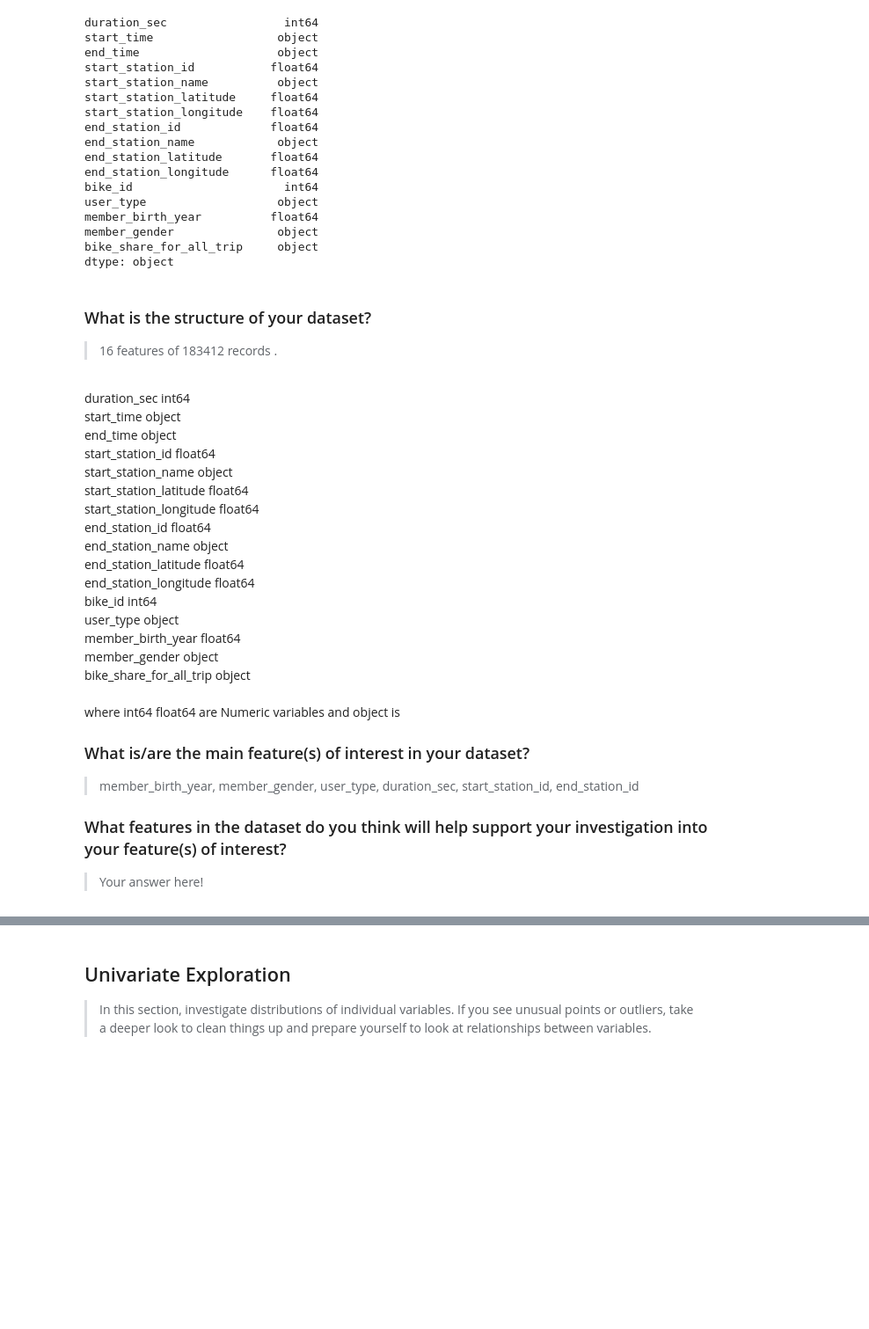
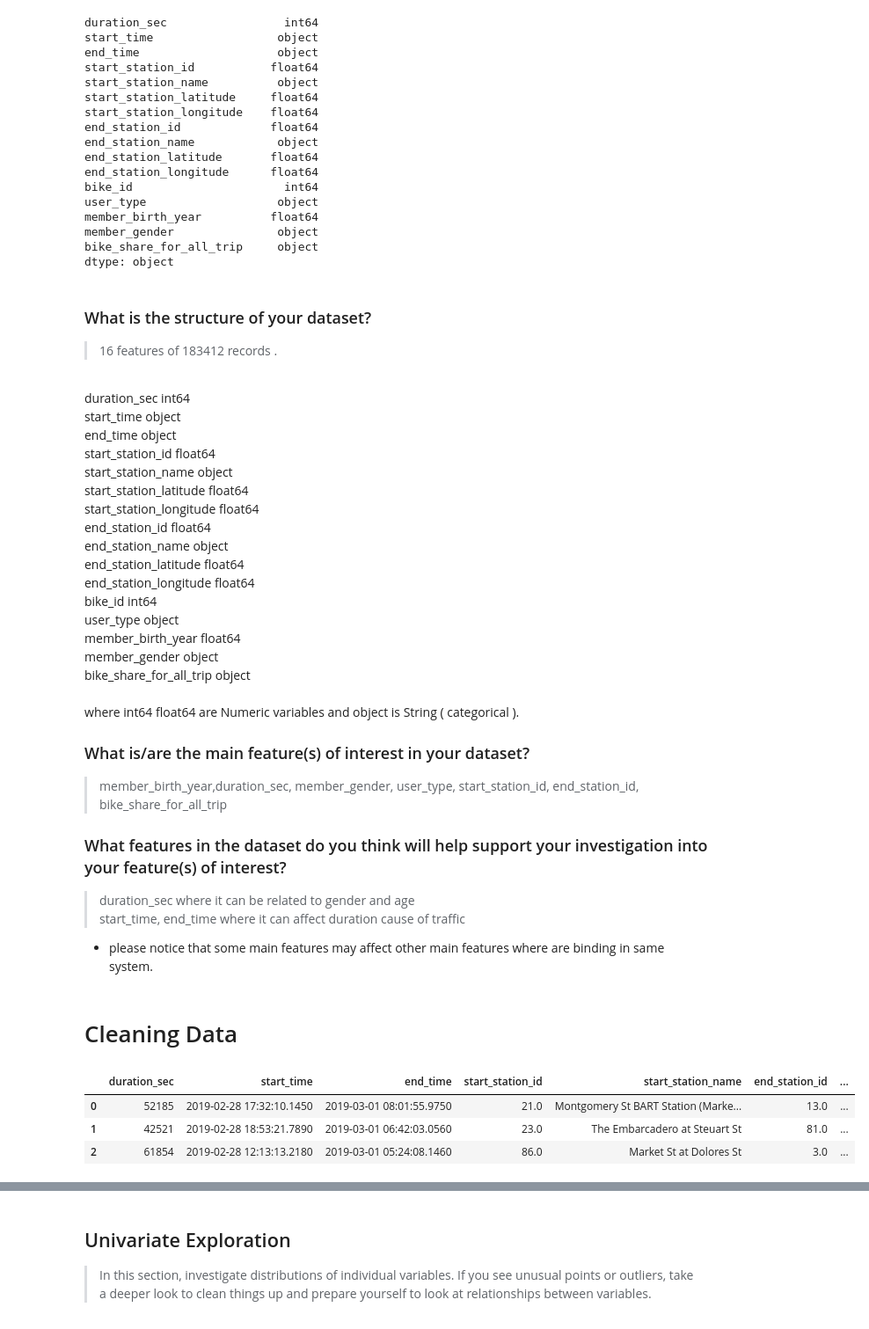
Before and after one commit to Theabdelkader/Communicate-Data-Findings-Ford-GoBike-System, a Jupyter notebook: exploration_template.ipynb, the cells around one changed output, grey strips where cells are left out. Shown: that part at 88% size. Saved outputs shown, nothing was run; the diff lists cells and outputs as text; code cells hidden in the pictures; blank space fills up the shorter version.

Commit message:
Cleaning Done

```diff
--- a/exploration_template.ipynb
+++ b/exploration_template.ipynb
@@ -128,12 +128,17 @@ member_birth_year          float64<br>
 member_gender               object<br>
 bike_share_for_all_trip     object<br>
 <br>
-where int64 float64 are Numeric variables and object is
+where int64 float64 are Numeric variables and object is String ( categorical ).
 
 ### What is/are the main feature(s) of interest in your dataset?
 
-> member_birth_year, member_gender, user_type, duration_sec, start_station_id, end_station_id
+> member_birth_year,duration_sec, member_gender, user_type, start_station_id, end_station_id, bike_share_for_all_trip
 
 ### What features in the dataset do you think will help support your investigation into your feature(s) of interest?
 
-> Your answer here!
+> duration_sec where it can be related to gender and age <br>
+> start_time, end_time where it can affect duration cause of traffic
+
+- please notice that some main features may affect other main features where are binding in same system.
+# %% [markdown]
+# Cleaning Data
@@ -139,0 +148,9 @@ where int64 float64 are Numeric variables and object is
+# %%
+#Removing useless features from the dataset for better analysis
+df.drop([ 'end_station_latitude', 'end_station_longitude','start_station_latitude','bike_id','start_station_longitude'], axis=1, inplace=True)
+df.head(3)
+# %% [output]
+|  | duration_sec | start_time | end_time | start_station_id | start_station_name | end_station_id | ... |
+| 0 | 52185 | 2019-02-28 17:32:10.1450 | 2019-03-01 08:01:55.9750 | 21.0 | Montgomery St BART Station (Marke... | 13.0 | ... |
+| 1 | 42521 | 2019-02-28 18:53:21.7890 | 2019-03-01 06:42:03.0560 | 23.0 | The Embarcadero at Steuart St | 81.0 | ... |
+| 2 | 61854 | 2019-02-28 12:13:13.2180 | 2019-03-01 05:24:08.1460 | 86.0 | Market St at Dolores St | 3.0 | ... |
```
Also changed, not shown: parts of 13 cells of this notebook.
